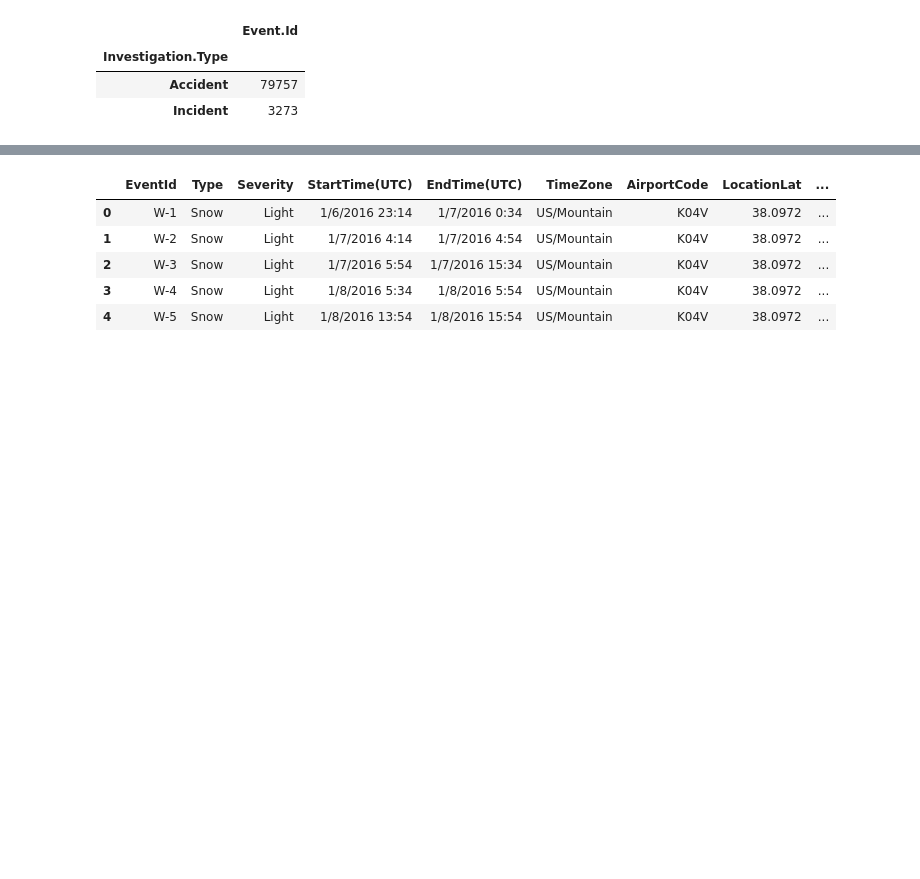
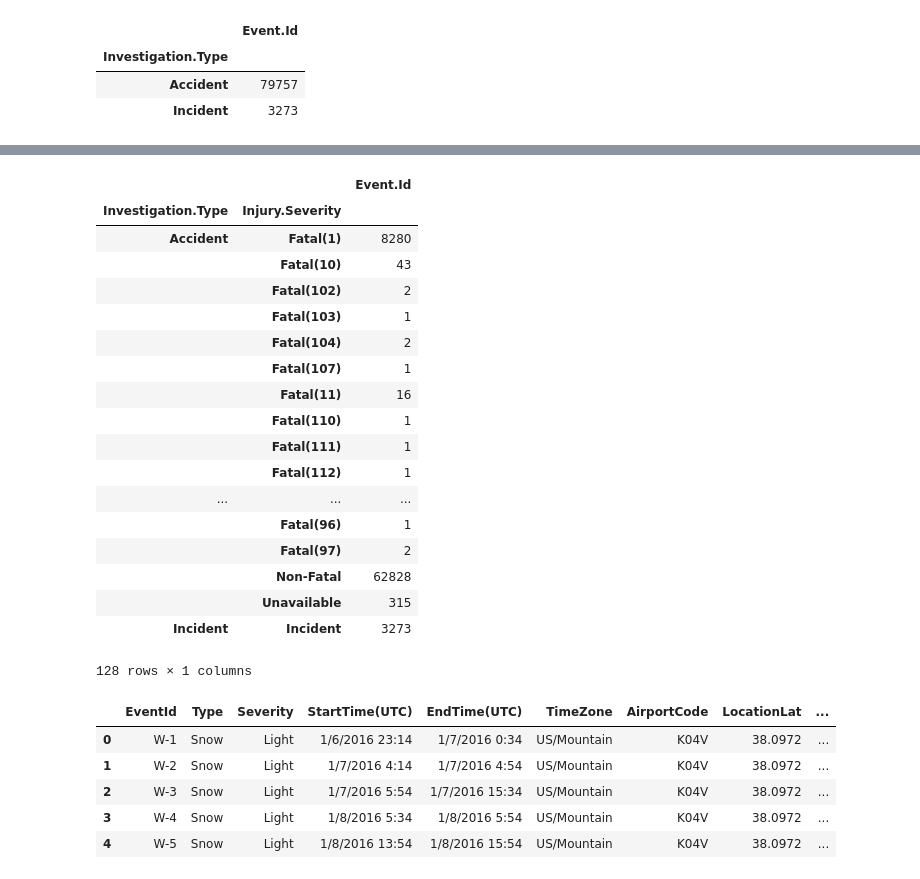
Before and after one commit to tfio17/flight-incident-prediction, a Jupyter notebook: Aviation Accident Prediction.ipynb, the cells around one changed output, grey strips where cells are left out. Saved outputs shown, nothing was run; the diff lists cells and outputs as text; code cells hidden in the pictures; blank space fills up the shorter version.

Commit message:
add breakdowns by severity

```diff
--- a/Aviation Accident Prediction.ipynb
+++ b/Aviation Accident Prediction.ipynb
@@ -83,3 +93,25 @@ accident_df.groupby(['Investigation.Type'])["Event.Id"].nunique().to_frame()
+# %%
+accident_df.groupby(['Investigation.Type', 'Injury.Severity'])["Event.Id"].nunique().to_frame()
+# %% [output]
+|  |  | Event.Id |
+| Investigation.Type | Injury.Severity |  |
+| Accident | Fatal(1) | 8280 |
+|  | Fatal(10) | 43 |
+|  | Fatal(102) | 2 |
+|  | Fatal(103) | 1 |
+|  | Fatal(104) | 2 |
+|  | Fatal(107) | 1 |
+|  | Fatal(11) | 16 |
+|  | Fatal(110) | 1 |
+|  | Fatal(111) | 1 |
+|  | Fatal(112) | 1 |
+| ... | ... | ... |
+|  | Fatal(96) | 1 |
+|  | Fatal(97) | 2 |
+|  | Non-Fatal | 62828 |
+|  | Unavailable | 315 |
+| Incident | Incident | 3273 |
+128 rows × 1 columns
 # %%
 us_weather_events_df = pd.read_csv(os.path.join(wd,'US_WeatherEvents_2016-2019.csv'))
 # %%
```
Also changed, not shown: parts of 2 cells of this notebook.
